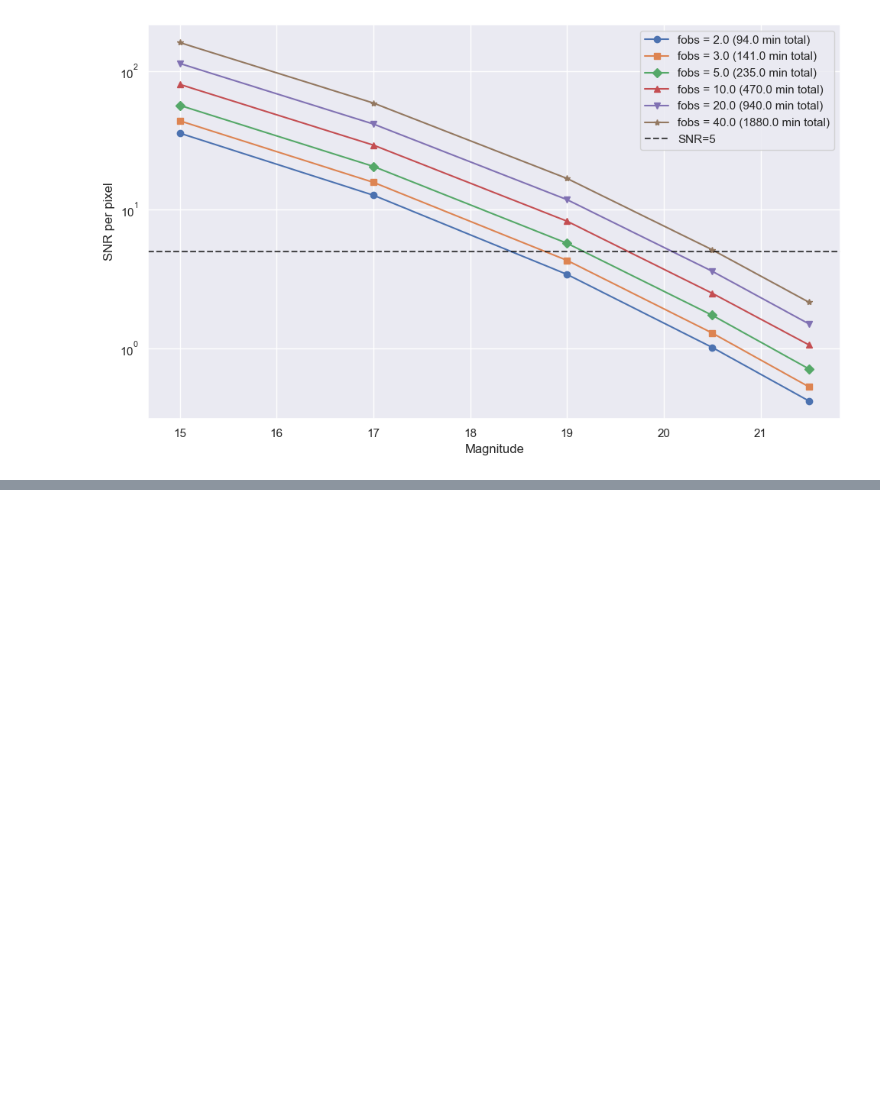
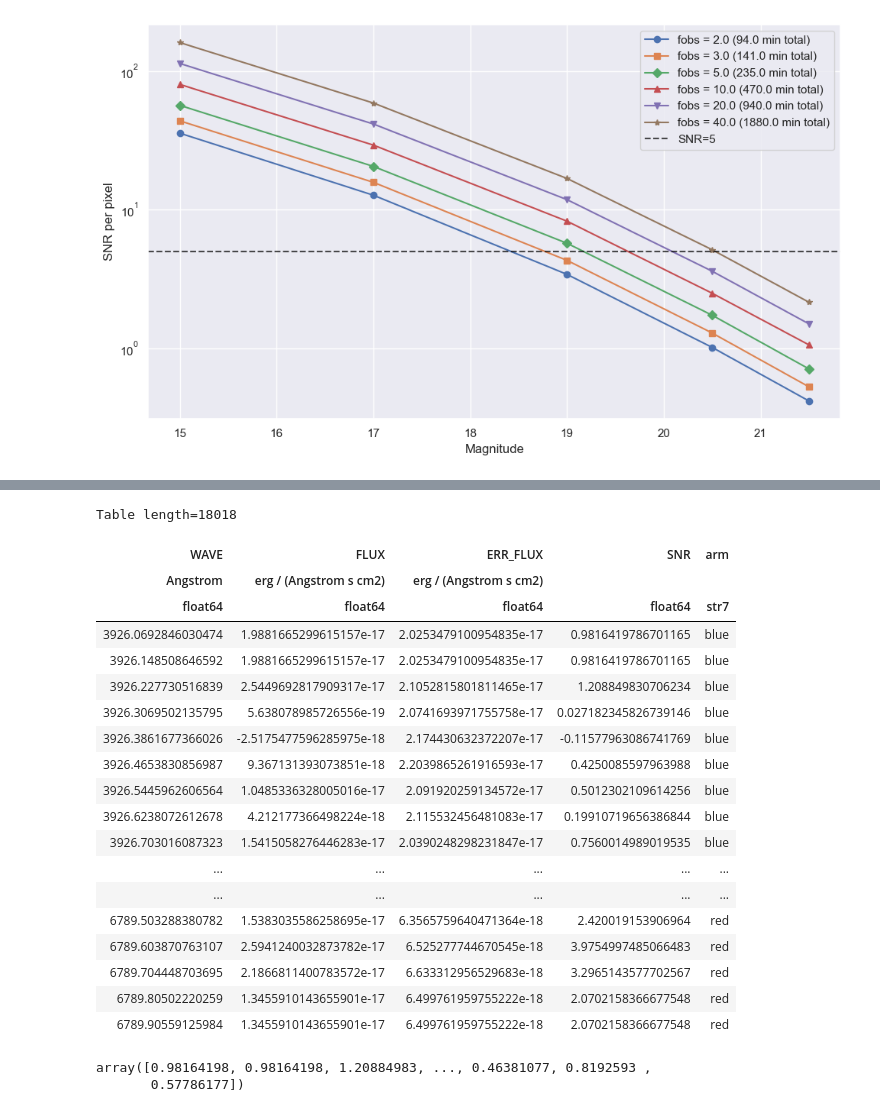
Before and after one commit to NicoGalvarino/simpaqs, a Jupyter notebook: get_SNR_bins.ipynb, the cells around one changed output, grey strips where cells are left out. Saved outputs shown, nothing was run; the diff lists cells and outputs as text; code cells hidden in the pictures; blank space fills up the shorter version.

```diff
--- a/get_SNR_bins.ipynb
+++ b/get_SNR_bins.ipynb
@@ -363,0 +457,16 @@ plt.show()
+# %%
+spec_units = {
+    'WAVE': u.AA,
+    'FLUX': u.erg / (u.AA * u.s * u.cm**2),
+    'ERR_FLUX': u.erg / (u.AA * u.s * u.cm**2)
+}
+# %%
+rebinned_spectrum = Table()
+
+rebinned_spectrum['WAVE'] = etc_grid.astype(np.float64)
+rebinned_spectrum['FLUX'] = rebin_spec[0].astype(np.float64)
+rebinned_spectrum['ERR_FLUX'] = rebin_spec[1].astype(np.float64)
+for col_name, unit in spec_units.items():
+    rebinned_spectrum[col_name].unit = unit
+
+rebinned_spectrum
@@ -363,0 +496,3 @@ plt.show()
+# %%
+rebinned_spectrum['SNR'] = rebinned_spectrum['FLUX'].value / rebinned_spectrum['ERR_FLUX'].value
+rebinned_spectrum
@@ -363,0 +520,36 @@ plt.show()
+# %%
+wav_ranges = [
+    rebinned_spectrum['WAVE'] < 4500,
+    (rebinned_spectrum['WAVE'] >= 4500) & (rebinned_spectrum['WAVE'] < 6000),
+    rebinned_spectrum['WAVE'] >= 6000
+]
+arms = ['blue', 'green', 'red']
+
+rebinned_spectrum['arm'] = np.select(wav_ranges, arms, default='unknown')
+rebinned_spectrum
+# %% [output]
+Table length=18018
+| WAVE | FLUX | ERR_FLUX | SNR | arm |
+| Angstrom | erg / (Angstrom s cm2) | erg / (Angstrom s cm2) |  |  |
+| float64 | float64 | float64 | float64 | str7 |
+| 3926.0692846030474 | 1.9881665299615157e-17 | 2.0253479100954835e-17 | 0.9816419786701165 | blue |
+| 3926.148508646592 | 1.9881665299615157e-17 | 2.0253479100954835e-17 | 0.9816419786701165 | blue |
+| 3926.227730516839 | 2.5449692817909317e-17 | 2.1052815801811465e-17 | 1.208849830706234 | blue |
+| 3926.3069502135795 | 5.638078985726556e-19 | 2.0741693971755758e-17 | 0.027182345826739146 | blue |
+| 3926.3861677366026 | -2.5175477596285975e-18 | 2.174430632372207e-17 | -0.11577963086741769 | blue |
+| 3926.4653830856987 | 9.367131393073851e-18 | 2.2039865261916593e-17 | 0.4250085597963988 | blue |
+| 3926.5445962606564 | 1.0485336328005016e-17 | 2.091920259134572e-17 | 0.5012302109614256 | blue |
+| 3926.6238072612678 | 4.212177366498224e-18 | 2.115532456481083e-17 | 0.19910719656386844 | blue |
+| 3926.703016087323 | 1.5415058276446283e-17 | 2.0390248298231847e-17 | 0.7560014989019535 | blue |
+| ... | ... | ... | ... | ... |
+| ... | ... | ... | ... | ... |
+| 6789.503288380782 | 1.5383035586258695e-17 | 6.3565759640471364e-18 | 2.420019153906964 | red |
+| 6789.603870763107 | 2.5941240032873782e-17 | 6.525277744670545e-18 | 3.9754997485066483 | red |
+| 6789.704448703695 | 2.1866811400783572e-17 | 6.633312956529683e-18 | 3.2965143577702567 | red |
+| 6789.80502220259 | 1.3455910143655901e-17 | 6.499761959755222e-18 | 2.0702158366677548 | red |
+| 6789.90559125984 | 1.3455910143655901e-17 | 6.499761959755222e-18 | 2.0702158366677548 | red |
+# %%
+rebinned_spectrum['SNR'][rebinned_spectrum['arm']=='blue'].value
+# %% [output]
+array([0.98164198, 0.98164198, 1.20884983, ..., 0.46381077, 0.8192593 ,
+       0.57786177])
```
Also changed, not shown: parts of 19 cells of this notebook, 1 other file.
